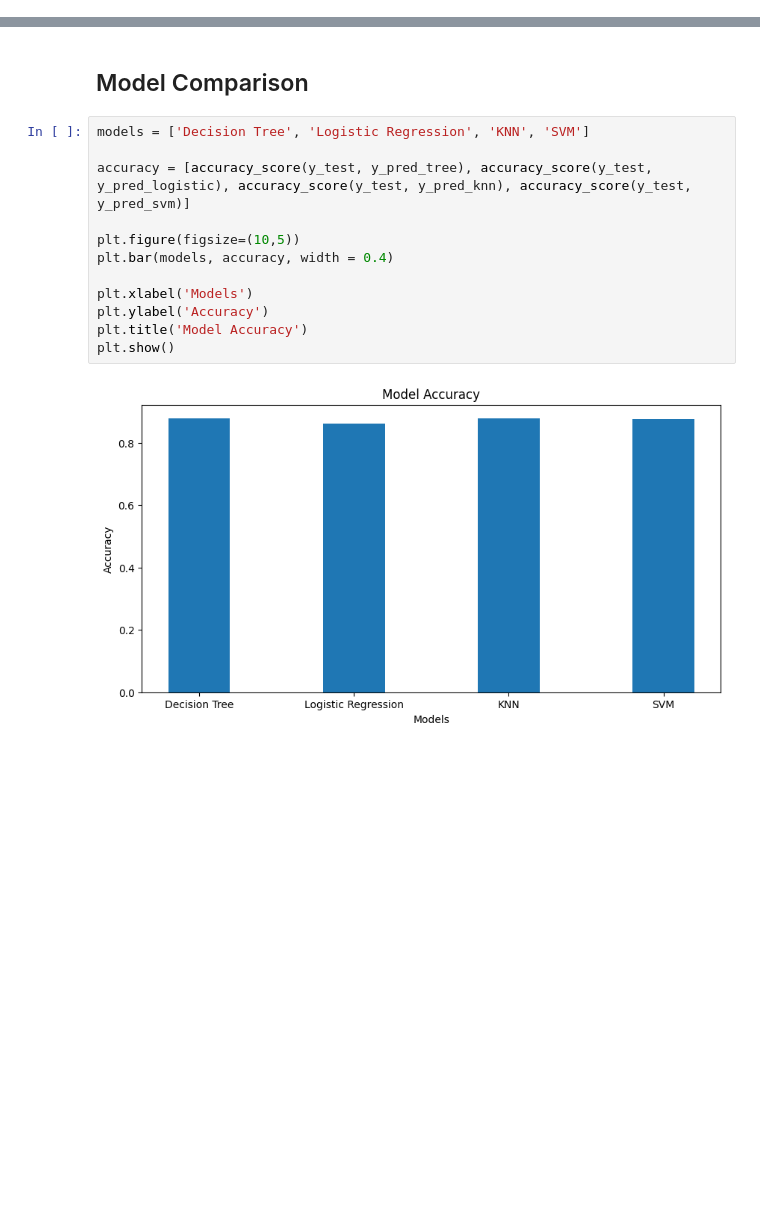
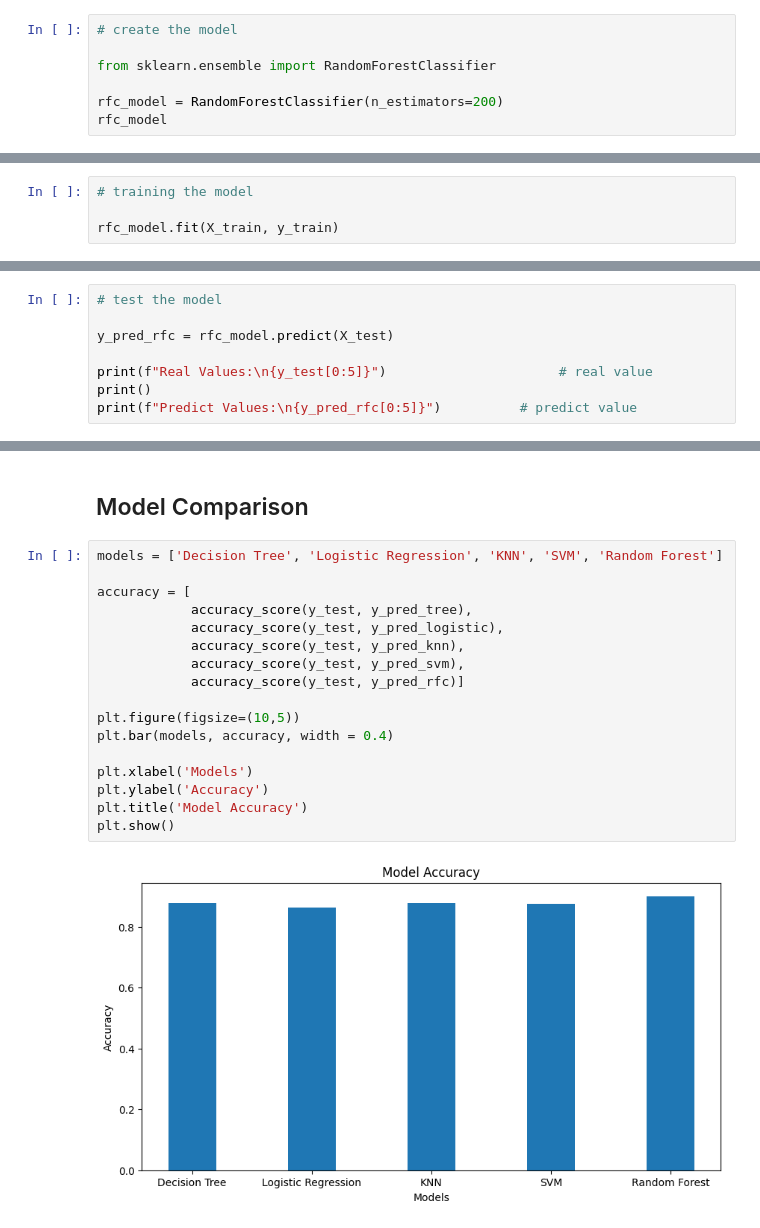
Before and after one commit to shadmankhezri/classification, a Jupyter notebook: wine_quality/wine_quality.ipynb, the cells around one changed output, grey strips where cells are left out. Saved outputs shown, nothing was run; the diff lists cells and outputs as text; blank space fills up the shorter version.

Commit message:
add random forest model

```diff
--- a/wine_quality/wine_quality.ipynb
+++ b/wine_quality/wine_quality.ipynb
@@ -541,0 +544,7 @@ plt.imshow(img,interpolation='nearest')
+# %%
+# create the model
+
+from sklearn.ensemble import RandomForestClassifier
+
+rfc_model = RandomForestClassifier(n_estimators=200)
+rfc_model
@@ -541,0 +553,4 @@ plt.imshow(img,interpolation='nearest')
+# %%
+# training the model
+
+rfc_model.fit(X_train, y_train)
@@ -541,0 +561,8 @@ plt.imshow(img,interpolation='nearest')
+# %%
+# test the model
+
+y_pred_rfc = rfc_model.predict(X_test)
+
+print(f"Real Values:\n{y_test[0:5]}")                      # real value
+print()
+print(f"Predict Values:\n{y_pred_rfc[0:5]}")          # predict value
@@ -542,16 +609,21 @@ plt.imshow(img,interpolation='nearest')
 # %% [markdown]
 ## Model Comparison
 # %%
-models = ['Decision Tree', 'Logistic Regression', 'KNN', 'SVM']
+models = ['Decision Tree', 'Logistic Regression', 'KNN', 'SVM', 'Random Forest']
 
-accuracy = [accuracy_score(y_test, y_pred_tree), accuracy_score(y_test, y_pred_logistic), accuracy_score(y_test, y_pred_knn), accuracy_score(y_test, y_pred_svm)]
+accuracy = [
+            accuracy_score(y_test, y_pred_tree),
+            accuracy_score(y_test, y_pred_logistic),
+            accuracy_score(y_test, y_pred_knn),
+            accuracy_score(y_test, y_pred_svm),
+            accuracy_score(y_test, y_pred_rfc)]
 
 plt.figure(figsize=(10,5))
 plt.bar(models, accuracy, width = 0.4)
 
 plt.xlabel('Models')
 plt.ylabel('Accuracy')
 plt.title('Model Accuracy')
 plt.show()
 # %% [output]
-[figure, old version]
+[figure, new version]
```
Also changed, not shown: parts of 7 cells of this notebook.
